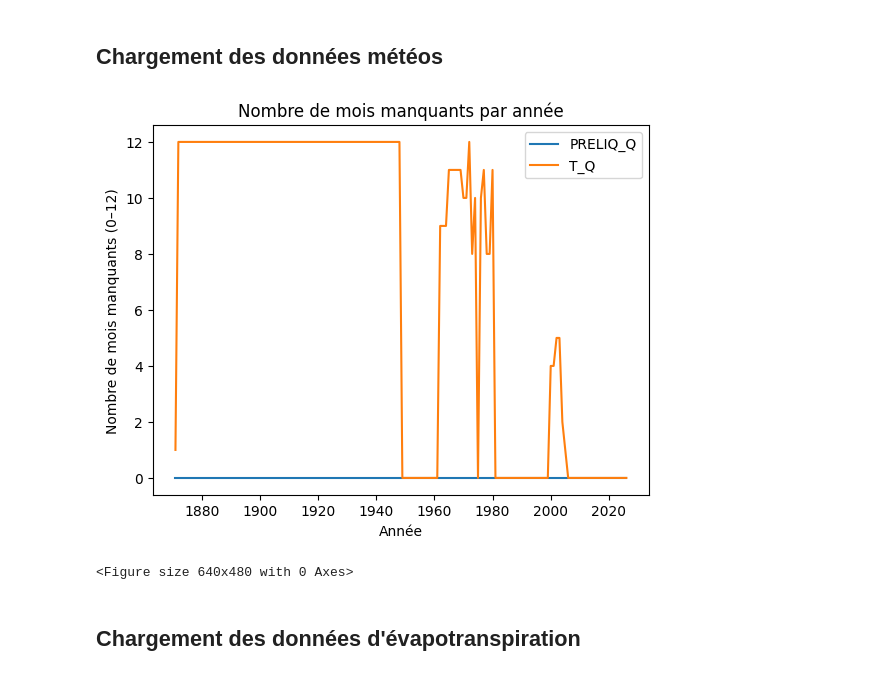
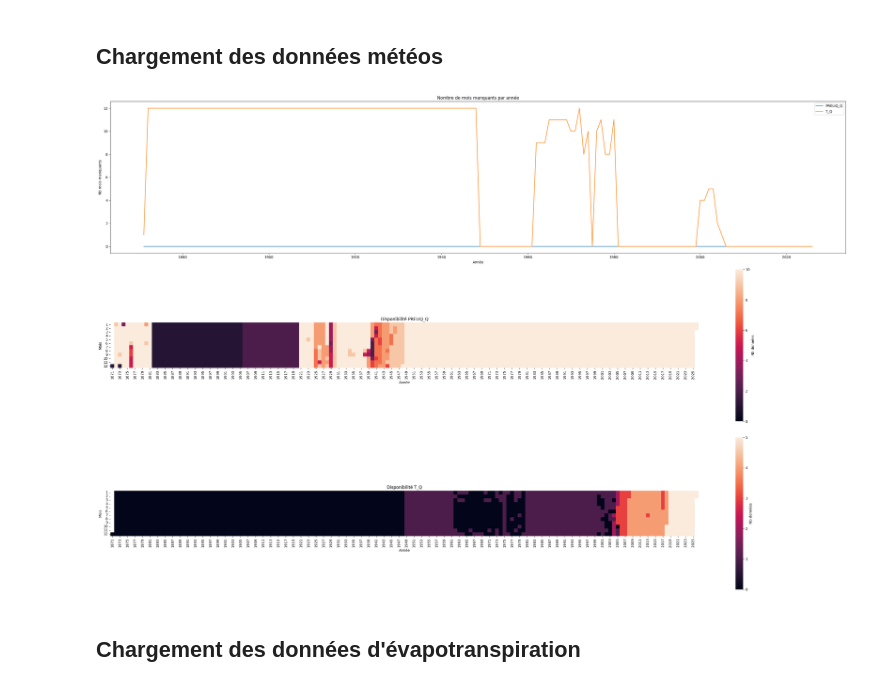
Before and after one commit to TronnoxUwU/STAGE-Junon, a Jupyter notebook: notebooks/fusion_donnees.ipynb, the cells around one changed output. Drawn from its saved outputs; the diff is of its cells as text; code cells hidden in the pictures.

Commit message:
heatmap 2

```diff
--- a/notebooks/fusion_donnees.ipynb
+++ b/notebooks/fusion_donnees.ipynb
@@ -35,12 +35,12 @@ meteo["time"] = pd.to_datetime(meteo["time"].astype(str), format="%Y%m")
 meteo_month = meteo.sort_values("time").reset_index(drop=True)
 # print(meteo_month.head())
 # %%
-fig, axes = plt.subplots(1, 3, figsize=(10, 15))
+fig, axes = plt.subplots(3, 1, figsize=(30, 20))
 
 full_time = pd.date_range(
     start=meteo_month["time"].min(),
     end=meteo_month["time"].max(),
-    freq="MS"   # début de mois
+    freq="MS"
 )
 
 chrono = (
@@ -50,19 +50,13 @@ chrono = (
     .reset_index()
 )
 
-
 chrono_full = pd.DataFrame({"time": full_time})
-
-# Fusion avec les comptes
 chrono_full = chrono_full.merge(chrono, on="time", how="left")
-
-# Remplacer NaN par 0 (mois totalement absents)
 chrono_full[["PRELIQ_Q", "T_Q"]] = chrono_full[["PRELIQ_Q", "T_Q"]].fillna(0)
 
-# Ajouter l'année
 chrono_full["year"] = chrono_full["time"].dt.year
+chrono_full["month"] = chrono_full["time"].dt.month
 
-# Mois manquants = valeur == 0
 missing_year = (
     chrono_full
     .assign(
@@ -74,62 +68,54 @@ missing_year = (
     .reset_index()
 )
 
-# print(missing_year.head())
+axes[0].plot(missing_year["year"], missing_year["PRELIQ_missing"], label="PRELIQ_Q")
+axes[0].plot(missing_year["year"], missing_year["T_missing"], label="T_Q")
 
-axes[0].set_title("Disponibilité PRELIQ_Q")
-axes[0].set_xlabel("Mois")
-axes[0].set_ylabel("Année")
-
-
-plt.figure()
-plt.plot(missing_year["year"], missing_year["PRELIQ_missing"], label="PRELIQ_Q")
-plt.plot(missing_year["year"], missing_year["T_missing"], label="T_Q")
-
-chrono_full["year"] = chrono_full["time"].dt.year
-chrono_full["month"] = chrono_full["time"].dt.month
+axes[0].set_title("Nombre de mois manquants par année")
+axes[0].set_xlabel("Année")
+axes[0].set_ylabel("Nb mois manquants")
+axes[0].legend()
 
 heatmap_meteo = chrono_full.pivot(
-    index="year",
-    columns="month",
+    index="month",
+    columns="year",
     values="PRELIQ_Q"
 )
 
 heatmap_temp = chrono_full.pivot(
-    index="year",
-    columns="month",
+    index="month",
+    columns="year",
     values="T_Q"
 )
 
 sns.heatmap(
     heatmap_meteo,
     ax=axes[1],
     vmin=0,
     vmax=10,
     square=True,
     cbar_kws={"label": "Nb données"}
 )
 axes[1].set_title("Disponibilité PRELIQ_Q")
-axes[1].set_xlabel("Mois")
-axes[1].set_ylabel("Année")
+axes[1].set_xlabel("Année")
+axes[1].set_ylabel("Mois")
 
-# T_Q
 sns.heatmap(
     heatmap_temp,
     ax=axes[2],
     vmin=0,
     vmax=5,
     square=True,
     cbar_kws={"label": "Nb données"}
 )
 axes[2].set_title("Disponibilité T_Q")
-axes[2].set_xlabel("Mois")
-axes[2].set_ylabel("Année")
+axes[2].set_xlabel("Année")
+axes[2].set_ylabel("Mois")
 
 plt.tight_layout()
 plt.show()
 # %% [output]
-[figure, old version]
+[figure, new version]
-<Figure size 640x480 with 0 Axes>
 # %% [markdown]
 ## Chargement des données d'évapotranspiration
 # %%
```
Also changed, not shown: parts of 2 cells of this notebook.
